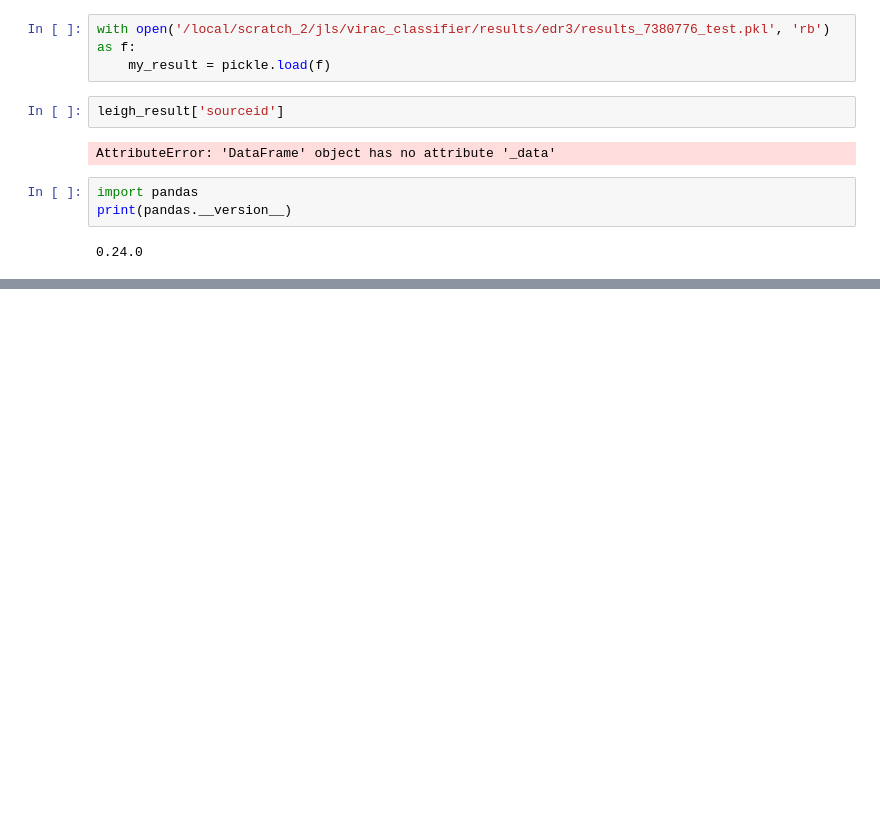
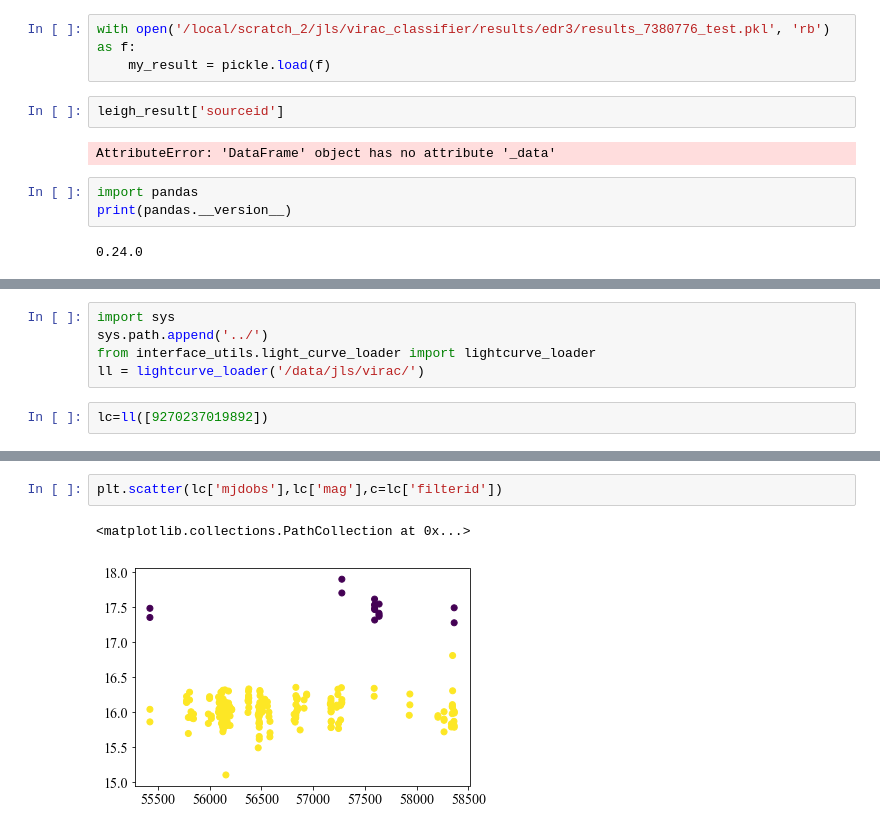
Before and after one commit to thomasmolnar/virac_classifier, a Jupyter notebook: test_notebooks/var_out.ipynb, the cells around one changed output, grey strips where cells are left out. Saved outputs shown, nothing was run; the diff lists cells and outputs as text; blank space fills up the shorter version.

```diff
--- a/test_notebooks/var_out.ipynb
+++ b/test_notebooks/var_out.ipynb
@@ -802,0 +814,7 @@ print(pandas.__version__)
+# %%
+import sys
+sys.path.append('../')
+from interface_utils.light_curve_loader import lightcurve_loader
+ll = lightcurve_loader('/data/jls/virac/')
+# %%
+lc=ll([9270237019892])
@@ -802,0 +827,5 @@ print(pandas.__version__)
+# %%
+plt.scatter(lc['mjdobs'],lc['mag'],c=lc['filterid'])
+# %% [output]
+<matplotlib.collections.PathCollection at 0x...>
+[figure, added]
```
Also changed, not shown: parts of 6 cells of this notebook, 3 other files.
